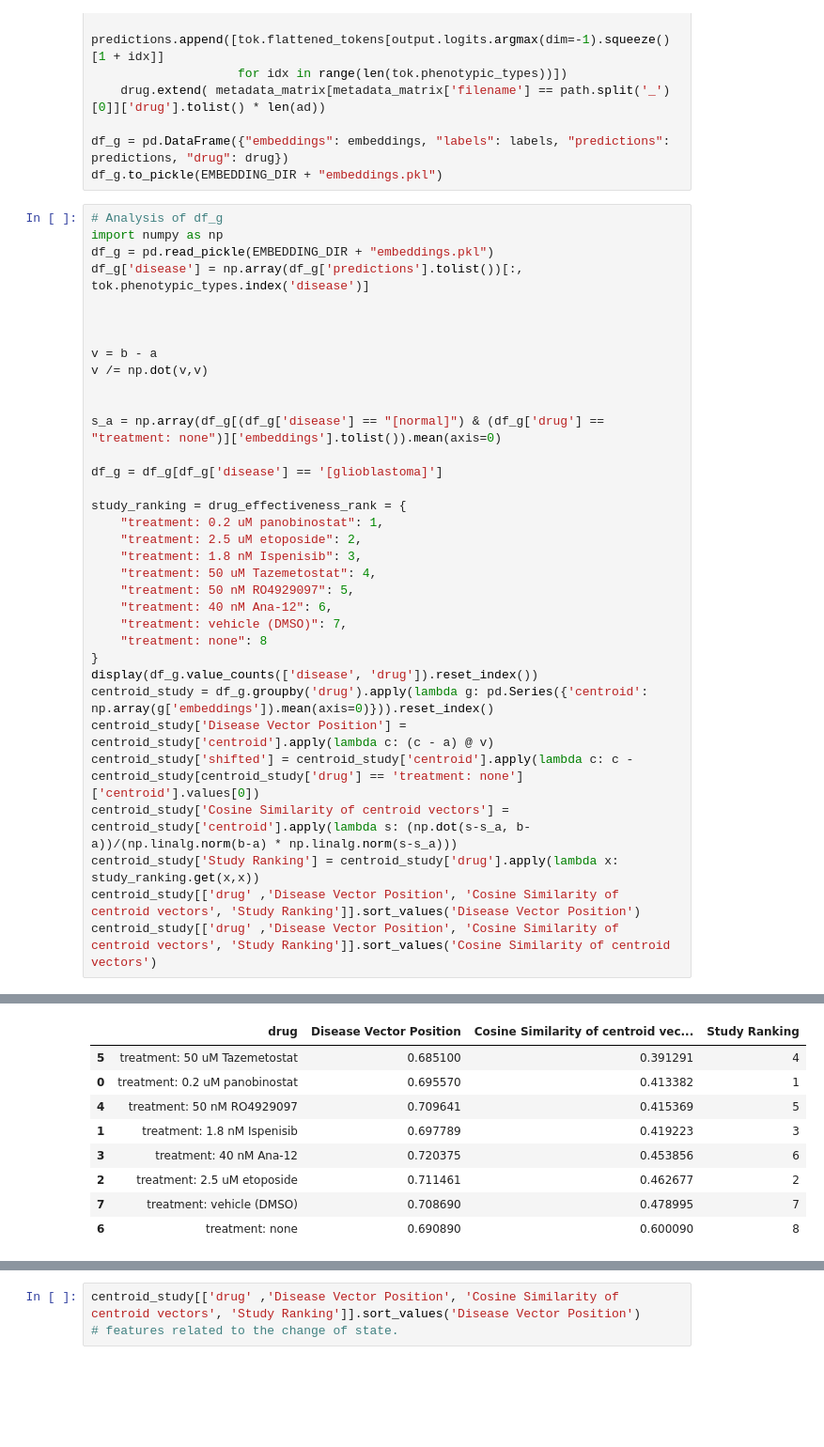
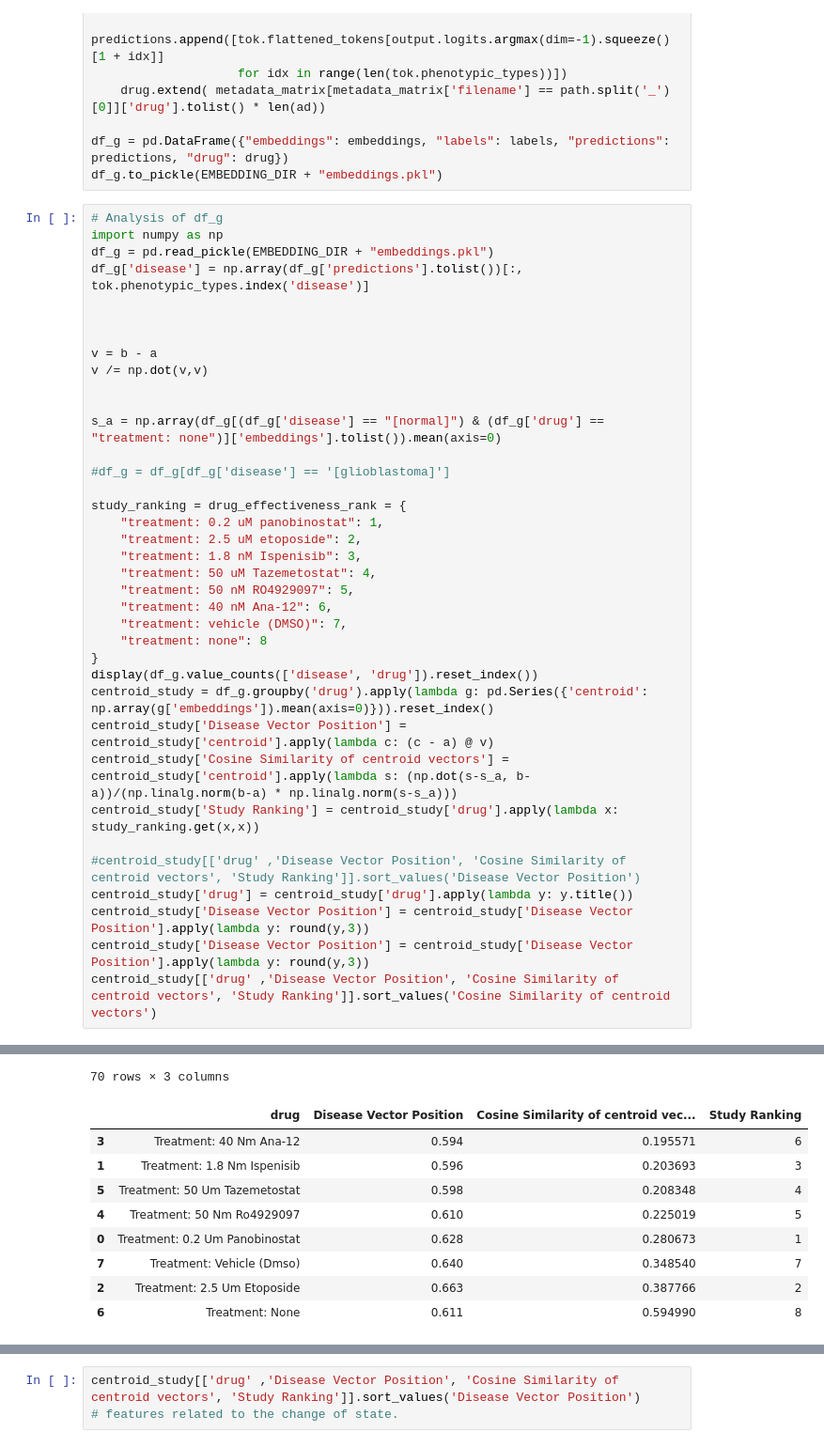
Before and after one commit to absentia-labs/disease-vectors, a Jupyter notebook: analysis/notebooks/glioblastoma_drug_screen.ipynb, the cells around one changed output, grey strips where cells are left out. Shown at 94% size. Saved outputs shown, nothing was run; the diff lists cells and outputs as text; blank space fills up the shorter version.

```diff
--- a/analysis/notebooks/glioblastoma_drug_screen.ipynb
+++ b/analysis/notebooks/glioblastoma_drug_screen.ipynb
@@ -158,7 +160,7 @@ v /= np.dot(v,v)
 
 s_a = np.array(df_g[(df_g['disease'] == "[normal]") & (df_g['drug'] == "treatment: none")]['embeddings'].tolist()).mean(axis=0)
 
-df_g = df_g[df_g['disease'] == '[glioblastoma]']
+#df_g = df_g[df_g['disease'] == '[glioblastoma]']
 
 study_ranking = drug_effectiveness_rank = {
     "treatment: 0.2 uM panobinostat": 1,
@@ -173,10 +175,13 @@ study_ranking = drug_effectiveness_rank = {
 display(df_g.value_counts(['disease', 'drug']).reset_index())
 centroid_study = df_g.groupby('drug').apply(lambda g: pd.Series({'centroid': np.array(g['embeddings']).mean(axis=0)})).reset_index()
 centroid_study['Disease Vector Position'] = centroid_study['centroid'].apply(lambda c: (c - a) @ v)
-centroid_study['shifted'] = centroid_study['centroid'].apply(lambda c: c - centroid_study[centroid_study['drug'] == 'treatment: none']['centroid'].values[0])
 centroid_study['Cosine Similarity of centroid vectors'] = centroid_study['centroid'].apply(lambda s: (np.dot(s-s_a, b-a))/(np.linalg.norm(b-a) * np.linalg.norm(s-s_a)))
 centroid_study['Study Ranking'] = centroid_study['drug'].apply(lambda x: study_ranking.get(x,x))
-centroid_study[['drug' ,'Disease Vector Position', 'Cosine Similarity of centroid vectors', 'Study Ranking']].sort_values('Disease Vector Position')
+
+#centroid_study[['drug' ,'Disease Vector Position', 'Cosine Similarity of centroid vectors', 'Study Ranking']].sort_values('Disease Vector Position')
+centroid_study['drug'] = centroid_study['drug'].apply(lambda y: y.title())
+centroid_study['Disease Vector Position'] = centroid_study['Disease Vector Position'].apply(lambda y: round(y,3))
+centroid_study['Disease Vector Position'] = centroid_study['Disease Vector Position'].apply(lambda y: round(y,3))
 centroid_study[['drug' ,'Disease Vector Position', 'Cosine Similarity of centroid vectors', 'Study Ranking']].sort_values('Cosine Similarity of centroid vectors')
 # %% [output]
 |  | disease | drug | 0 |
@@ -191,9 +199,10 @@ centroid_study[['drug' ,'Disease Vector Position', 'Cosine Similarity of centroi
+70 rows × 3 columns
 |  | drug | Disease Vector Position | Cosine Similarity of centroid vec... | Study Ranking |
-| 5 | treatment: 50 uM Tazemetostat | 0.685100 | 0.391291 | 4 |
-| 0 | treatment: 0.2 uM panobinostat | 0.695570 | 0.413382 | 1 |
-| 4 | treatment: 50 nM RO4929097 | 0.709641 | 0.415369 | 5 |
-| 1 | treatment: 1.8 nM Ispenisib | 0.697789 | 0.419223 | 3 |
-| 3 | treatment: 40 nM Ana-12 | 0.720375 | 0.453856 | 6 |
-| 2 | treatment: 2.5 uM etoposide | 0.711461 | 0.462677 | 2 |
-| 7 | treatment: vehicle (DMSO) | 0.708690 | 0.478995 | 7 |
-| 6 | treatment: none | 0.690890 | 0.600090 | 8 |
+| 3 | Treatment: 40 Nm Ana-12 | 0.594 | 0.195571 | 6 |
+| 1 | Treatment: 1.8 Nm Ispenisib | 0.596 | 0.203693 | 3 |
+| 5 | Treatment: 50 Um Tazemetostat | 0.598 | 0.208348 | 4 |
+| 4 | Treatment: 50 Nm Ro4929097 | 0.610 | 0.225019 | 5 |
+| 0 | Treatment: 0.2 Um Panobinostat | 0.628 | 0.280673 | 1 |
+| 7 | Treatment: Vehicle (Dmso) | 0.640 | 0.348540 | 7 |
+| 2 | Treatment: 2.5 Um Etoposide | 0.663 | 0.387766 | 2 |
+| 6 | Treatment: None | 0.611 | 0.594990 | 8 |
```
Also changed, not shown: parts of 9 cells of this notebook, 16 other files.
